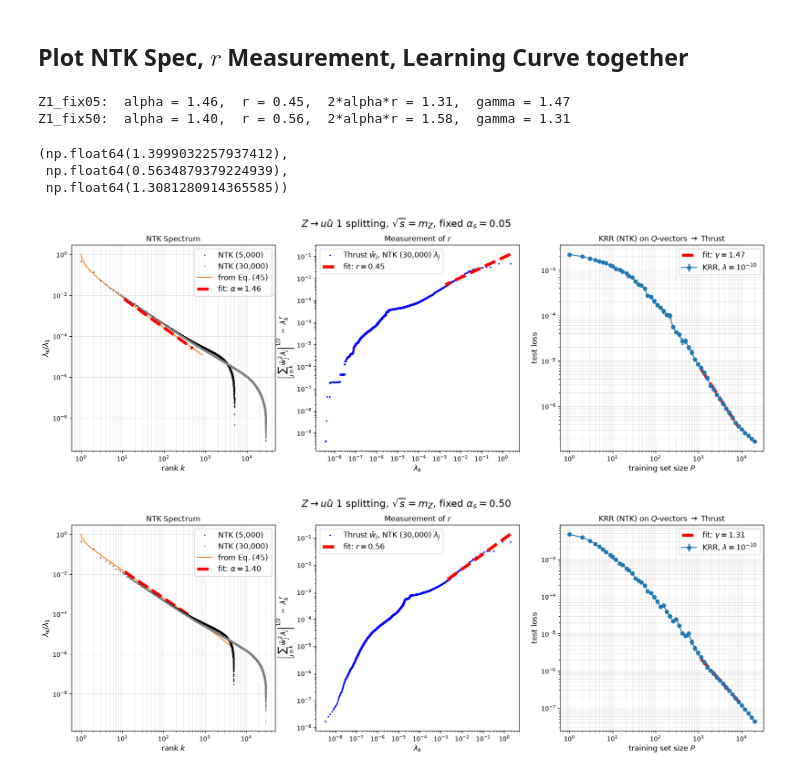
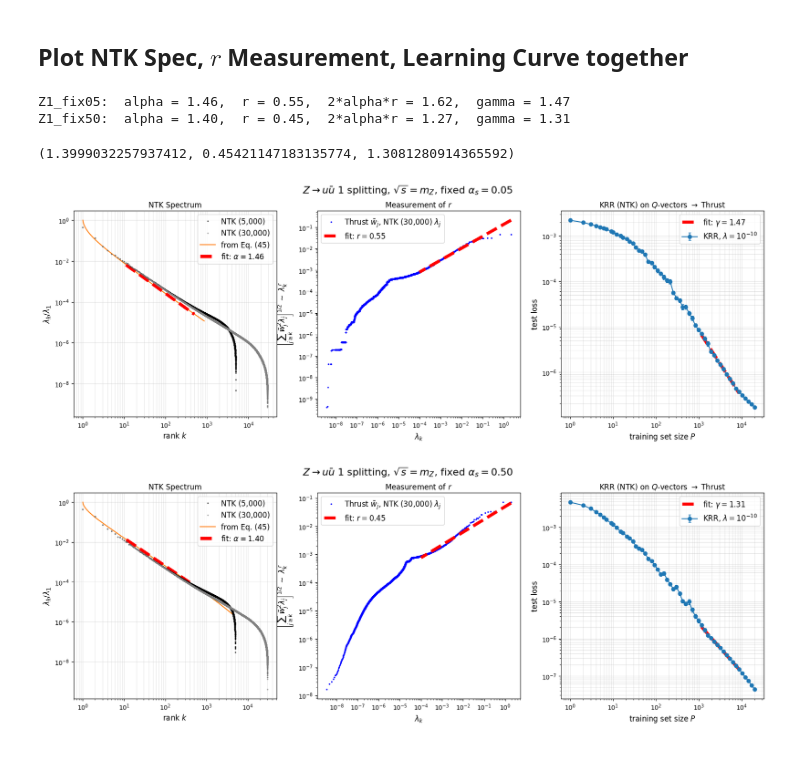
Before and after one commit to Shutko/Jet-Scaling-Laws, a Jupyter notebook: StevensCode/plot_together.ipynb, the cells around one changed output. Drawn from its saved outputs; the diff is of its cells as text; code cells hidden in the pictures.

```diff
--- a/StevensCode/plot_together.ipynb
+++ b/StevensCode/plot_together.ipynb
@@ -242,13 +197,11 @@ def plot_scaling(key, window_alpha=(100, 1000), window_r=(20, 300), window_gamma
     print(f'{key}:  alpha = {alpha:.2f},  r = {r:.2f},  2*alpha*r = {2*alpha*r:.2f},  gamma = {gamma:.2f}')
     return alpha, r, gamma
 # %%
-plot_scaling('Z1_fix05', (10, 500), (1, 100), (1000, 10000))
-plot_scaling('Z1_fix50', (10, 500), (1, 100), (1000, 10000))
+plot_scaling('Z1_fix05', (10, 500), (1, 1000), (1000, 10000))
+plot_scaling('Z1_fix50', (10, 500), (1, 1000), (1000, 10000))
 # %% [output]
-Z1_fix05:  alpha = 1.46,  r = 0.45,  2*alpha*r = 1.31,  gamma = 1.47
-Z1_fix50:  alpha = 1.40,  r = 0.56,  2*alpha*r = 1.58,  gamma = 1.31
+Z1_fix05:  alpha = 1.46,  r = 0.55,  2*alpha*r = 1.62,  gamma = 1.47
+Z1_fix50:  alpha = 1.40,  r = 0.45,  2*alpha*r = 1.27,  gamma = 1.31
-(np.float64(1.3999032257937412),
- np.float64(0.5634879379224939),
- np.float64(1.3081280914365585))
+(1.3999032257937412, 0.45421147183135774, 1.3081280914365592)
-[figure, old version]
+[figure, new version]
-[figure, old version]
+[figure, new version]
```
Also changed, not shown: parts of 2 cells of this notebook.
